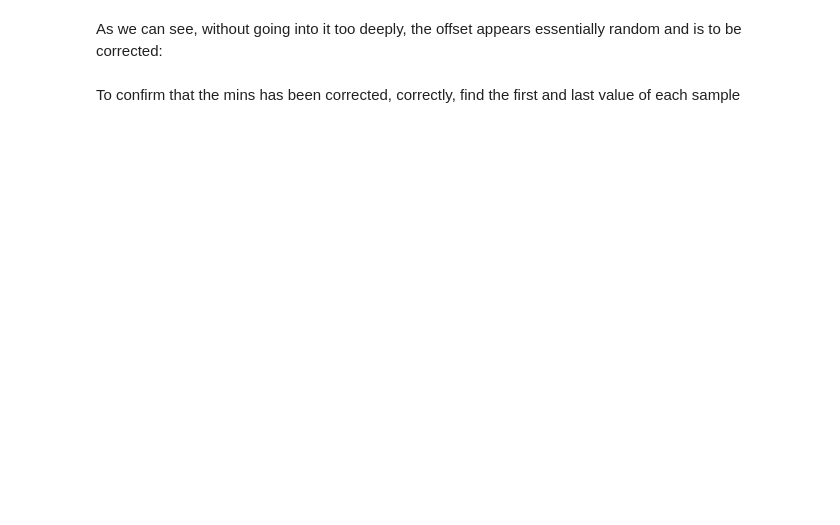
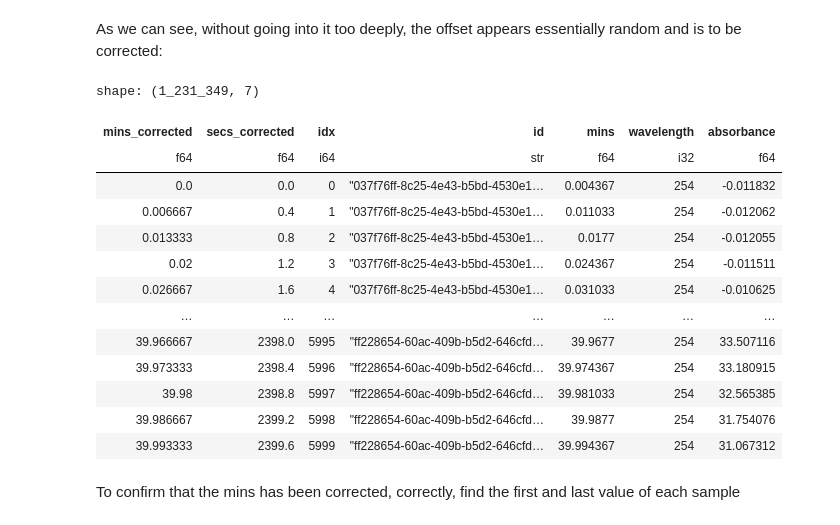
Before and after one commit to jonathanstathakis/pca_analysis, a Jupyter notebook: pca_analysis/experiments/notebooks/experiments/correcting_offset.ipynb, the cells around one changed output. Saved outputs shown, nothing was run; the diff lists cells and outputs as text; code cells hidden in the pictures; blank space fills up the shorter version.

```diff
--- a/pca_analysis/experiments/notebooks/experiments/correcting_offset.ipynb
+++ b/pca_analysis/experiments/notebooks/experiments/correcting_offset.ipynb
@@ -20,7 +20,6 @@ The time offset is the zeroth value. We can correct for it by subtracting it ele
 # %%
 import duckdb as db
 import polars as pl
+from pca_analysis.experiments.constants import db_path
 
-db_path = "/Users/jonathan/mres_thesis/wine_analysis_hplc_uv/wines.db"
-
-con = db.connect(db_path)
+con = db.connect(db_path, read_only=True)
@@ -45,18 +49,33 @@ As we can see, without going into it too deeply, the offset appears essentially
 # %%
 nm_254 = con.sql(
     """--sql
     SELECT
-
         mins - first(mins) OVER (PARTITION BY id ORDER BY id, idx) as mins_corrected,
-        *
+        mins_corrected * 60 as secs_corrected,
+        *,
     FROM
         pbl.chromatogram_spectra_long
     WHERE
         wavelength = 254
     ORDER BY
         id,
         idx
     """
 )
 
 nm_254.pl()
+# %% [output]
+shape: (1_231_349, 7)
+| mins_corrected | secs_corrected | idx | id | mins | wavelength | absorbance |
+| f64 | f64 | i64 | str | f64 | i32 | f64 |
+| 0.0 | 0.0 | 0 | "037f76ff-8c25-4e43-b5bd-4530e1… | 0.004367 | 254 | -0.011832 |
+| 0.006667 | 0.4 | 1 | "037f76ff-8c25-4e43-b5bd-4530e1… | 0.011033 | 254 | -0.012062 |
+| 0.013333 | 0.8 | 2 | "037f76ff-8c25-4e43-b5bd-4530e1… | 0.0177 | 254 | -0.012055 |
+| 0.02 | 1.2 | 3 | "037f76ff-8c25-4e43-b5bd-4530e1… | 0.024367 | 254 | -0.011511 |
+| 0.026667 | 1.6 | 4 | "037f76ff-8c25-4e43-b5bd-4530e1… | 0.031033 | 254 | -0.010625 |
+| … | … | … | … | … | … | … |
+| 39.966667 | 2398.0 | 5995 | "ff228654-60ac-409b-b5d2-646cfd… | 39.9677 | 254 | 33.507116 |
+| 39.973333 | 2398.4 | 5996 | "ff228654-60ac-409b-b5d2-646cfd… | 39.974367 | 254 | 33.180915 |
+| 39.98 | 2398.8 | 5997 | "ff228654-60ac-409b-b5d2-646cfd… | 39.981033 | 254 | 32.565385 |
+| 39.986667 | 2399.2 | 5998 | "ff228654-60ac-409b-b5d2-646cfd… | 39.9877 | 254 | 31.754076 |
+| 39.993333 | 2399.6 | 5999 | "ff228654-60ac-409b-b5d2-646cfd… | 39.994367 | 254 | 31.067312 |
```
Also changed, not shown: parts of 8 cells of this notebook, 11 other files.
